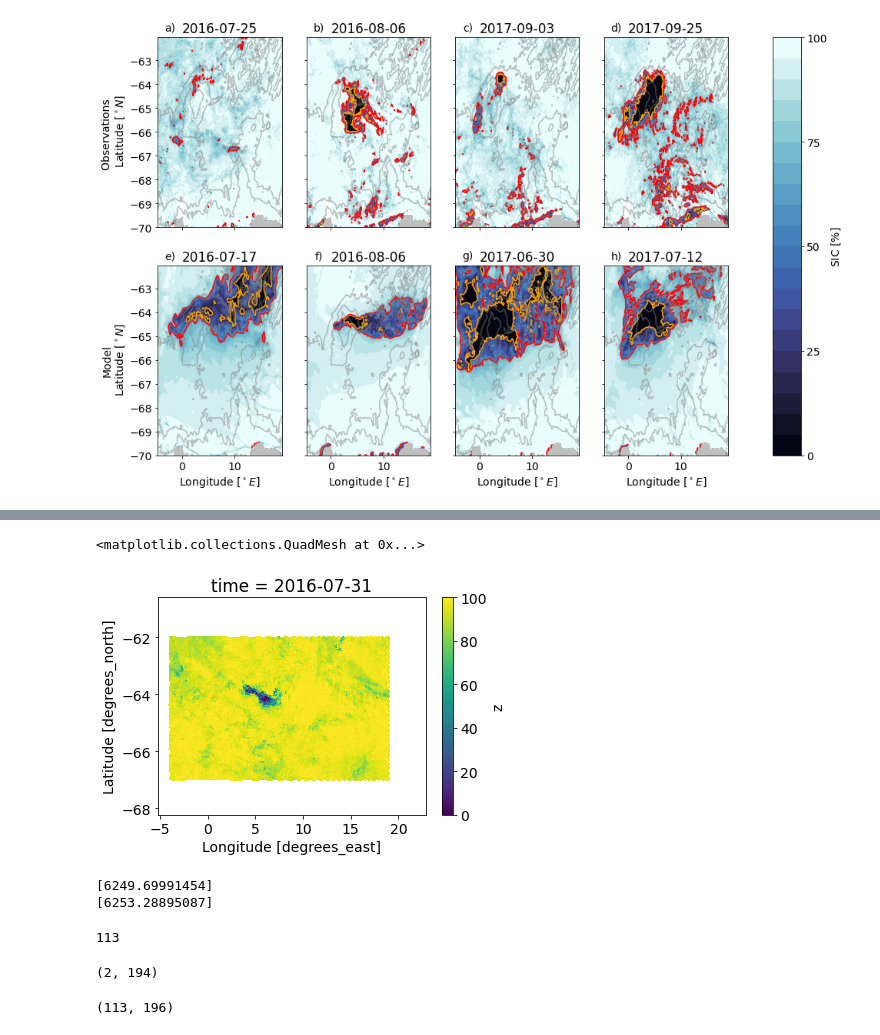
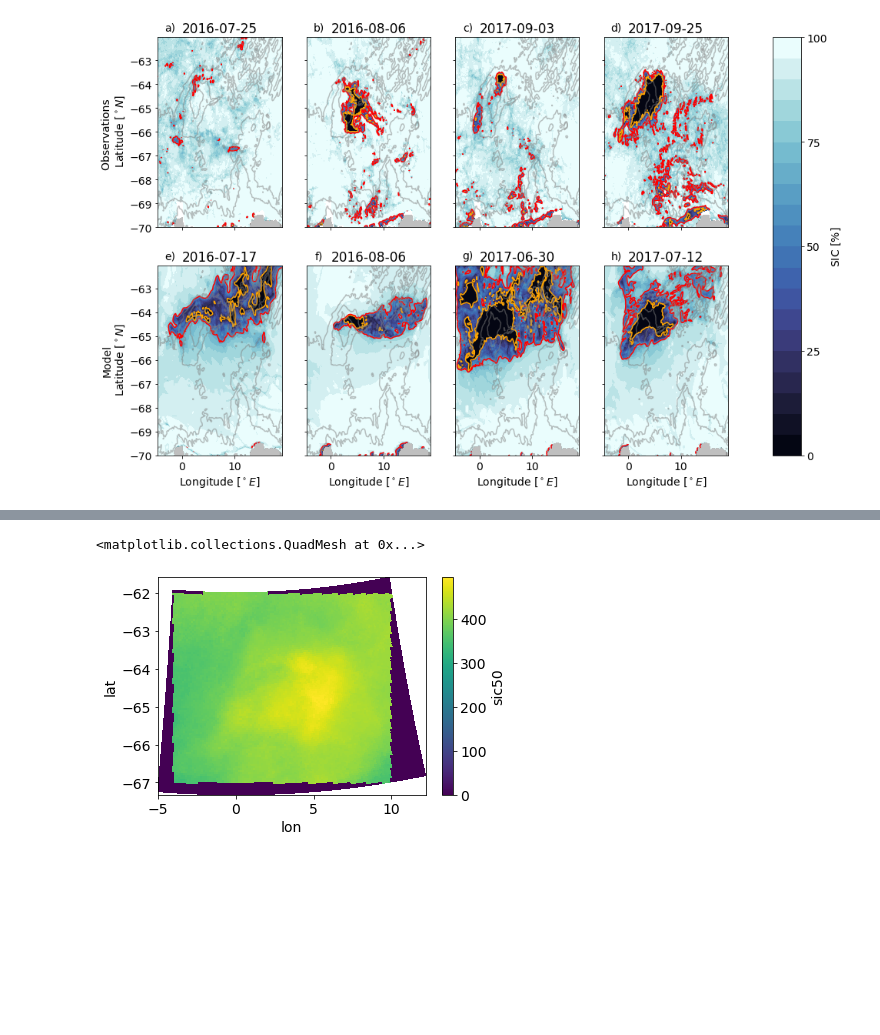
Before and after one commit to bguelk/JAMES_2024_MRP_modelling, a Jupyter notebook: Figures/Figure4.ipynb, the cells around one changed output, grey strips where cells are left out. Saved outputs shown, nothing was run; the diff lists cells and outputs as text; code cells hidden in the pictures; blank space fills up the shorter version.

```diff
--- a/Figures/Figure4.ipynb
+++ b/Figures/Figure4.ipynb
@@ -182,0 +197,3 @@ print(dso16_red.lat.min().values,dso16_red.lat.max().values)
+# %%
+dso_pa=xr.open_mfdataset(f'/home/birte/observation/sea_ice/polynya_area_*_sic.nc')
+dsm_pa=xr.open_mfdataset('/home/birte/Maud12_sensitivityruns/EXP_tpre02_prsn02_2012/polynya_area_20*_EXP_tpre02_prsn02_2012.nc')
@@ -183,26 +345,5 @@ print(dso16_red.lat.min().values,dso16_red.lat.max().values)
 # %%
-dso16_red.z.isel(time=30).plot.pcolormesh(x="lon",y="lat")
+dso_pa.sic50.sum(dim='time').plot.pcolormesh(x="lon",y="lat")
 # %% [output]
 <matplotlib.collections.QuadMesh at 0x...>
-[figure, old version]
+[figure, new version]
-# %%
-print(gsw.distance([dso16_red.lon.isel(x=0,y=0),dso16_red.lon.isel(x=1,y=0)],[dso16_red.lat.isel(x=0,y=0),dso16_red.lat.isel(x=1,y=0)]))
-print(gsw.distance([dso16_red.lon.isel(x=0,y=0),dso16_red.lon.isel(x=0,y=1)],[dso16_red.lat.isel(x=0,y=0),dso16_red.lat.isel(x=0,y=1)]))
-# %% [output]
-[6249.69991454]
-[6253.28895087]
-# %%
-len(dso16_red.y)
-# %% [output]
-113
-# %%
-distx_old
-distx_old.shape
-# %% [output]
-(2, 194)
-# %%
-distx=(dso16_red.lon)*0
-disty=(dso16_red.lat)*0
-distx.shape
-# %% [output]
-(113, 196)
```
Also changed, not shown: parts of 6 cells of this notebook, 1 other file.
